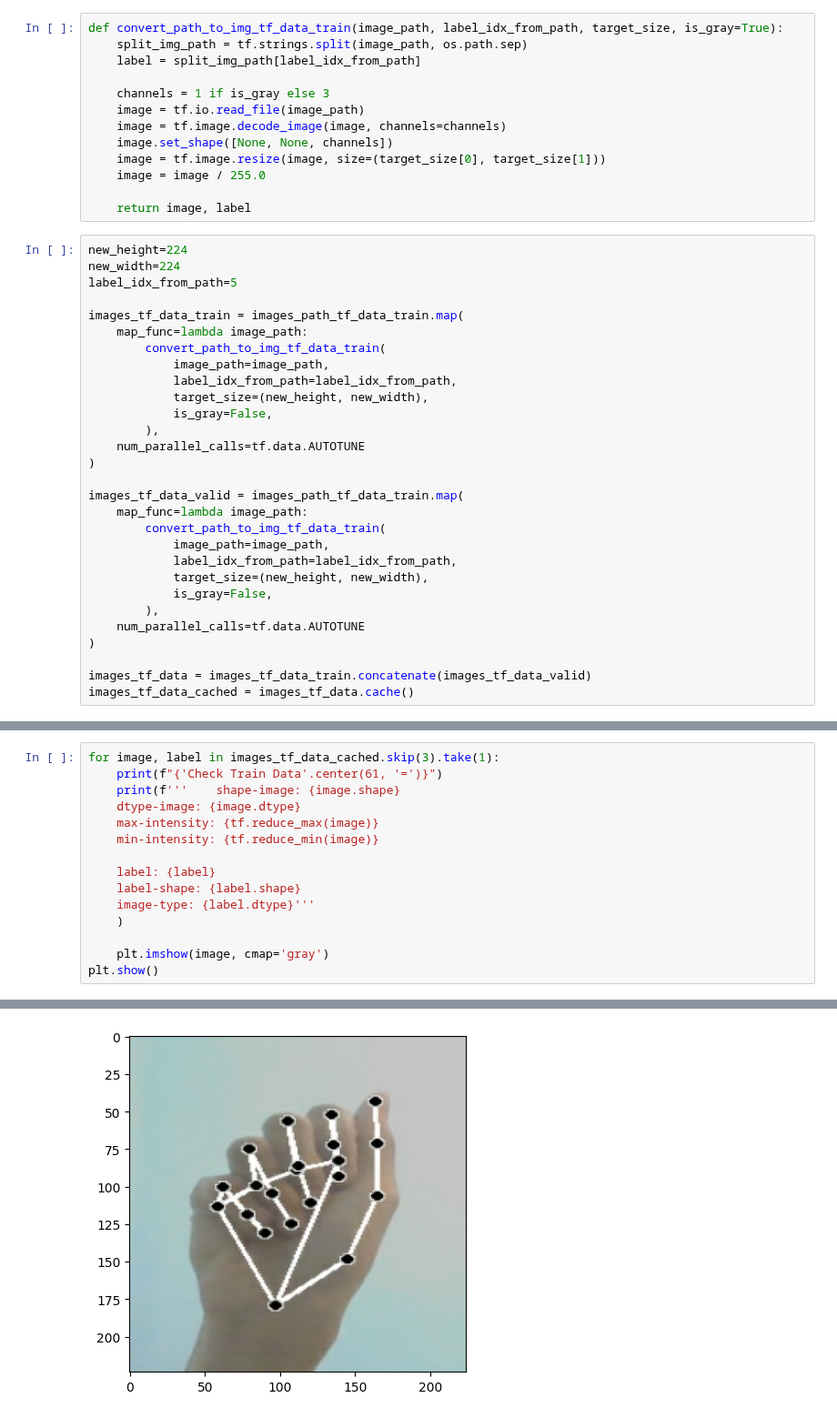
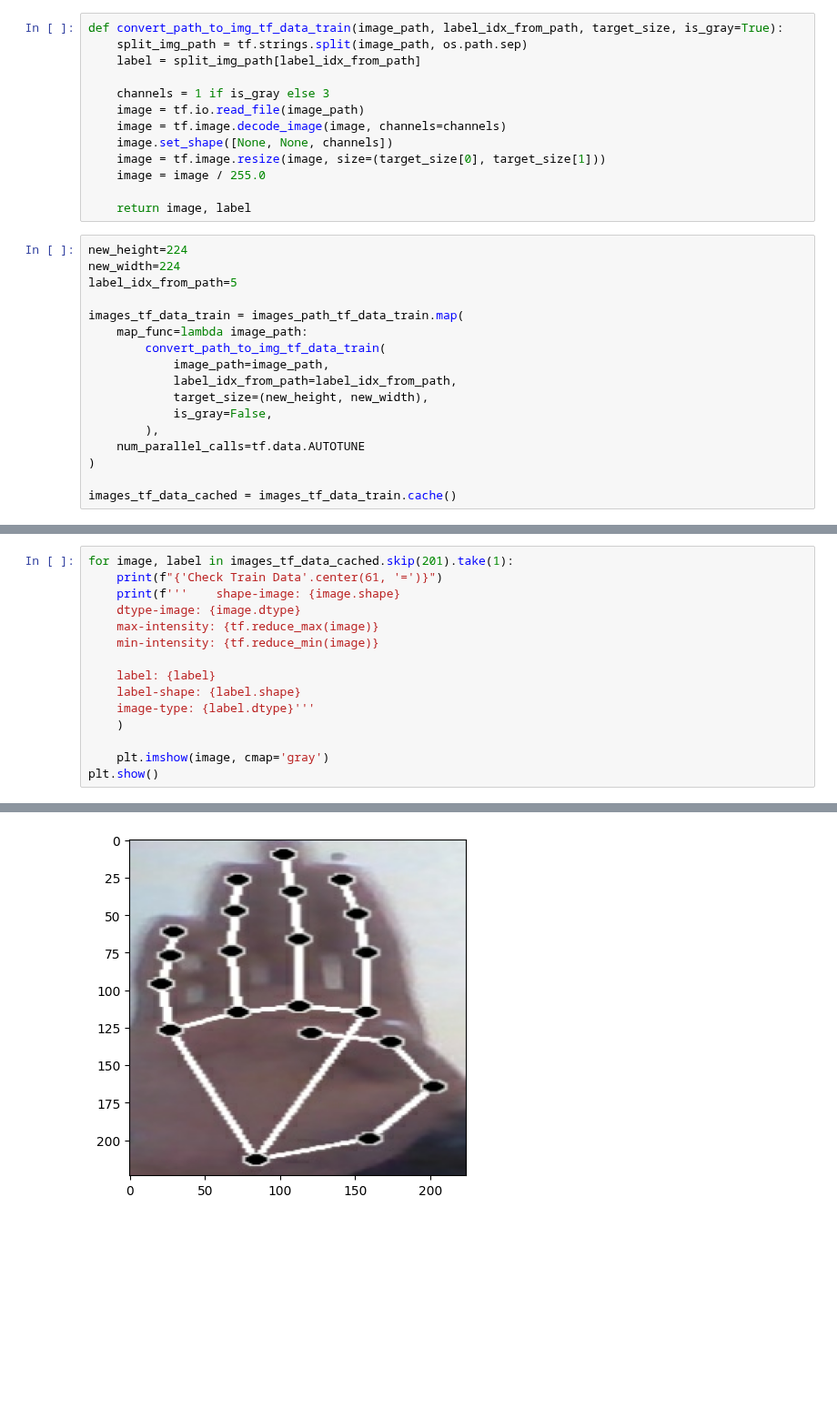
Before and after one commit to AnggaDS01/Python, a Jupyter notebook: Machine-Learning/Projects/Classification-Tasks/Sign-Language-Translator-(DL)/1. Prepare-Dataset.ipynb, the cells around one changed output, grey strips where cells are left out. Shown at 91% size. Saved outputs shown, nothing was run; the diff lists cells and outputs as text; blank space fills up the shorter version.

```diff
--- a/Machine-Learning/Projects/Classification-Tasks/Sign-Language-Translator-(DL)/1. Prepare-Dataset.ipynb
+++ b/Machine-Learning/Projects/Classification-Tasks/Sign-Language-Translator-(DL)/1. Prepare-Dataset.ipynb
@@ -269,19 +243,7 @@ images_tf_data_train = images_path_tf_data_train.map(
     num_parallel_calls=tf.data.AUTOTUNE
 )
 
-images_tf_data_valid = images_path_tf_data_train.map(
-    map_func=lambda image_path:
-        convert_path_to_img_tf_data_train(
-            image_path=image_path,
-            label_idx_from_path=label_idx_from_path,
-            target_size=(new_height, new_width),
-            is_gray=False,
-        ),
-    num_parallel_calls=tf.data.AUTOTUNE
-)
-
-images_tf_data = images_tf_data_train.concatenate(images_tf_data_valid)
-images_tf_data_cached = images_tf_data.cache()
+images_tf_data_cached = images_tf_data_train.cache()
 # %%
 print(f'info train data: {images_tf_data_cached}')
 print(f'number of train data: {len(images_tf_data_cached)}')
@@ -291,5 +253,5 @@ number of train data: 9178
 # %%
-for image, label in images_tf_data_cached.skip(3).take(1):
+for image, label in images_tf_data_cached.skip(201).take(1):
     print(f"{'Check Train Data'.center(61, '=')}")
     print(f'''    shape-image: {image.shape}
     dtype-image: {image.dtype}
@@ -314,6 +276,6 @@ plt.show()
     label-shape: ()
     image-type: <dtype: 'string'>
-[figure, old version]
+[figure, new version]
 # %%
 def one_hot_encode(image, label, num_classes):
     label = tf.argmax(tf.equal(label, num_classes))
```
Also changed, not shown: parts of 18 cells of this notebook, 2 other files.
